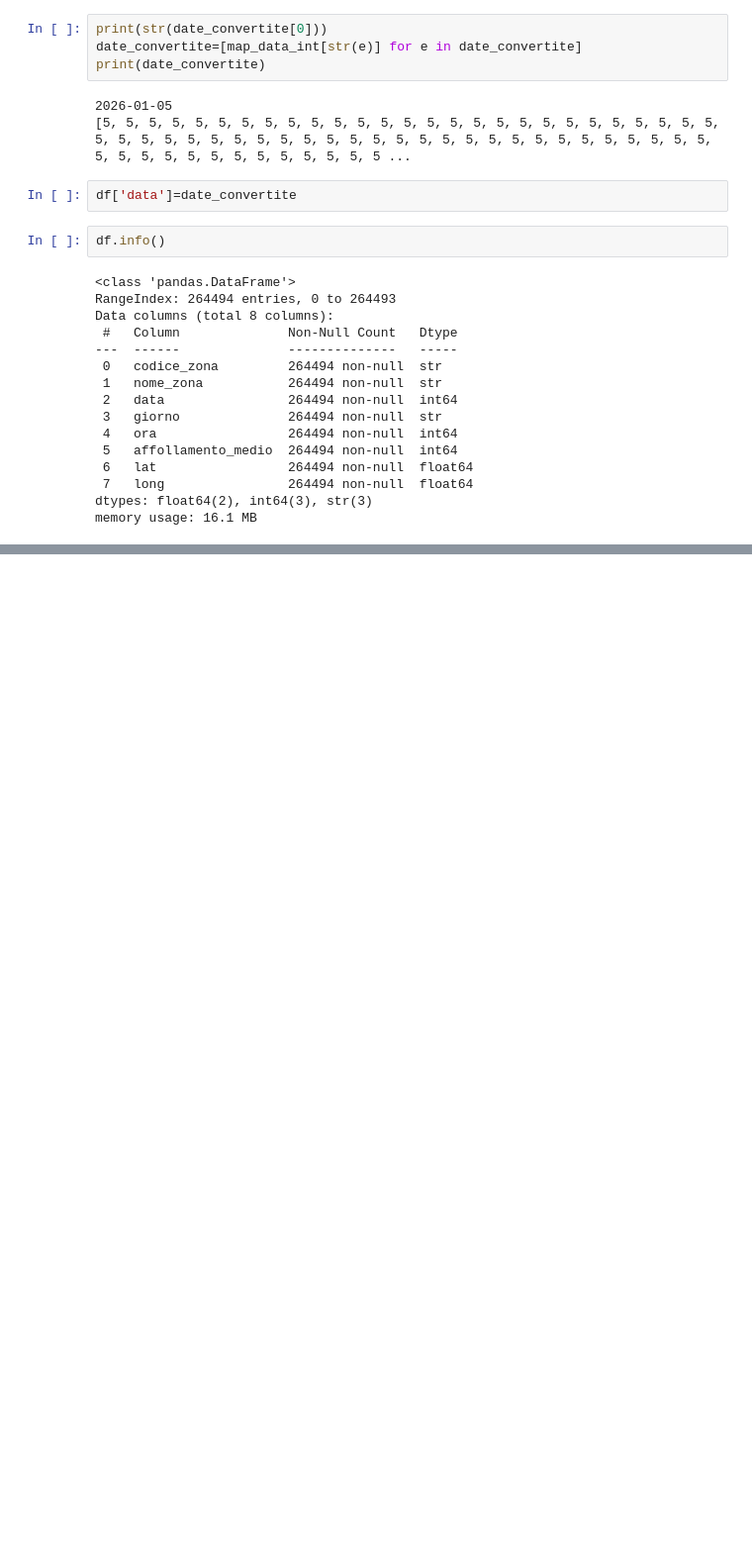
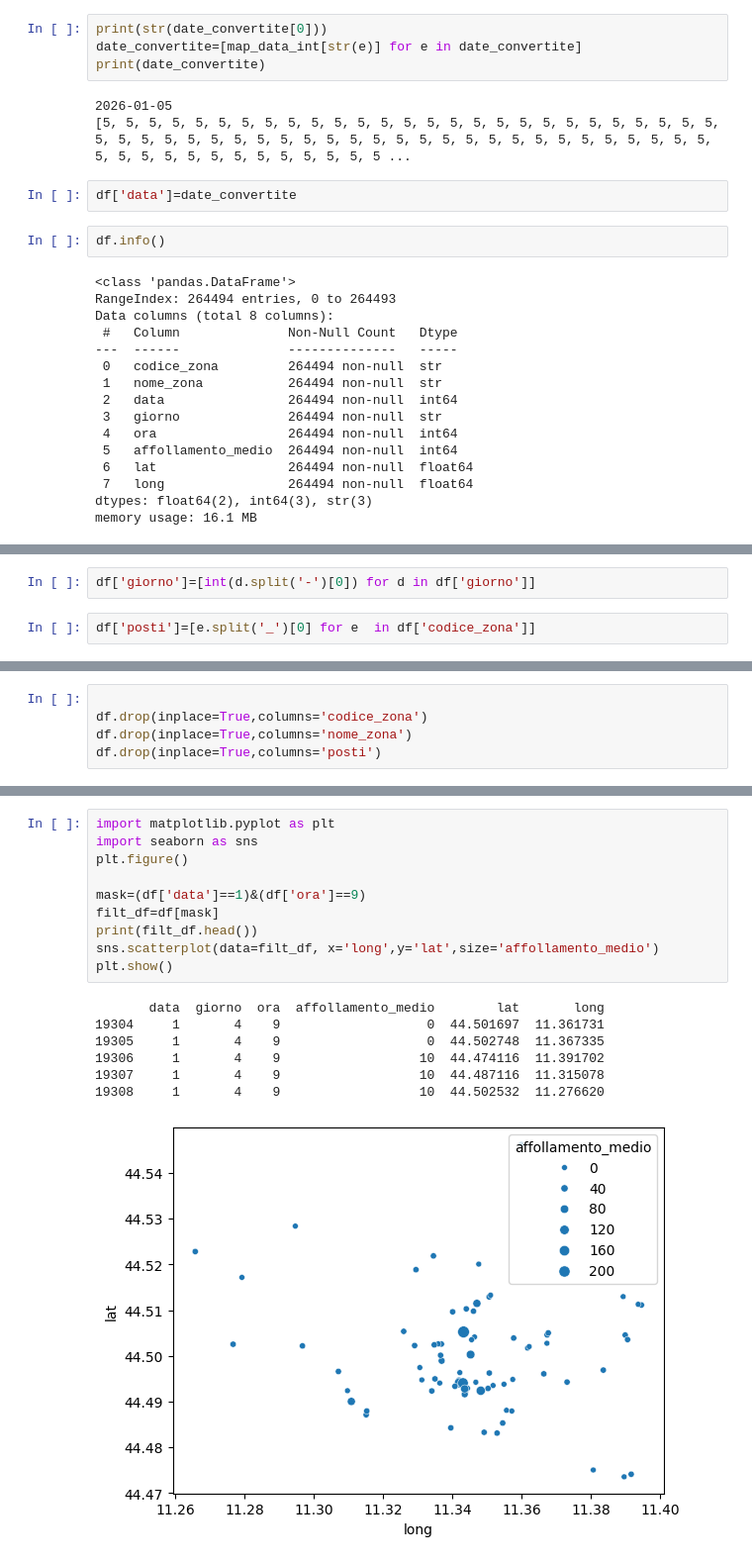
Before and after one commit to GabrieleBan/bologna_pop, a Jupyter notebook: main.ipynb, the cells around one changed output, grey strips where cells are left out. Shown at 99% size. Drawn from its saved outputs; the diff is of its cells as text; blank space fills up the shorter version.

```diff
--- a/main.ipynb
+++ b/main.ipynb
@@ -124,0 +132,4 @@ memory usage: 16.1 MB
+# %%
+df['giorno']=[int(d.split('-')[0]) for d in df['giorno']]
+# %%
+df['posti']=[e.split('_')[0] for e  in df['codice_zona']]
@@ -124,0 +176,5 @@ memory usage: 16.1 MB
+# %%
+
+df.drop(inplace=True,columns='codice_zona')
+df.drop(inplace=True,columns='nome_zona')
+df.drop(inplace=True,columns='posti')
@@ -124,0 +216,18 @@ memory usage: 16.1 MB
+# %%
+import matplotlib.pyplot as plt
+import seaborn as sns
+plt.figure()
+
+mask=(df['data']==1)&(df['ora']==9)
+filt_df=df[mask]
+print(filt_df.head())
+sns.scatterplot(data=filt_df, x='long',y='lat',size='affollamento_medio')
+plt.show()
+# %% [output]
+       data  giorno  ora  affollamento_medio        lat       long
+19304     1       4    9                   0  44.501697  11.361731
+19305     1       4    9                   0  44.502748  11.367335
+19306     1       4    9                  10  44.474116  11.391702
+19307     1       4    9                  10  44.487116  11.315078
+19308     1       4    9                  10  44.502532  11.276620
+[figure, added]
```
Also changed, not shown: parts of 6 cells of this notebook.
